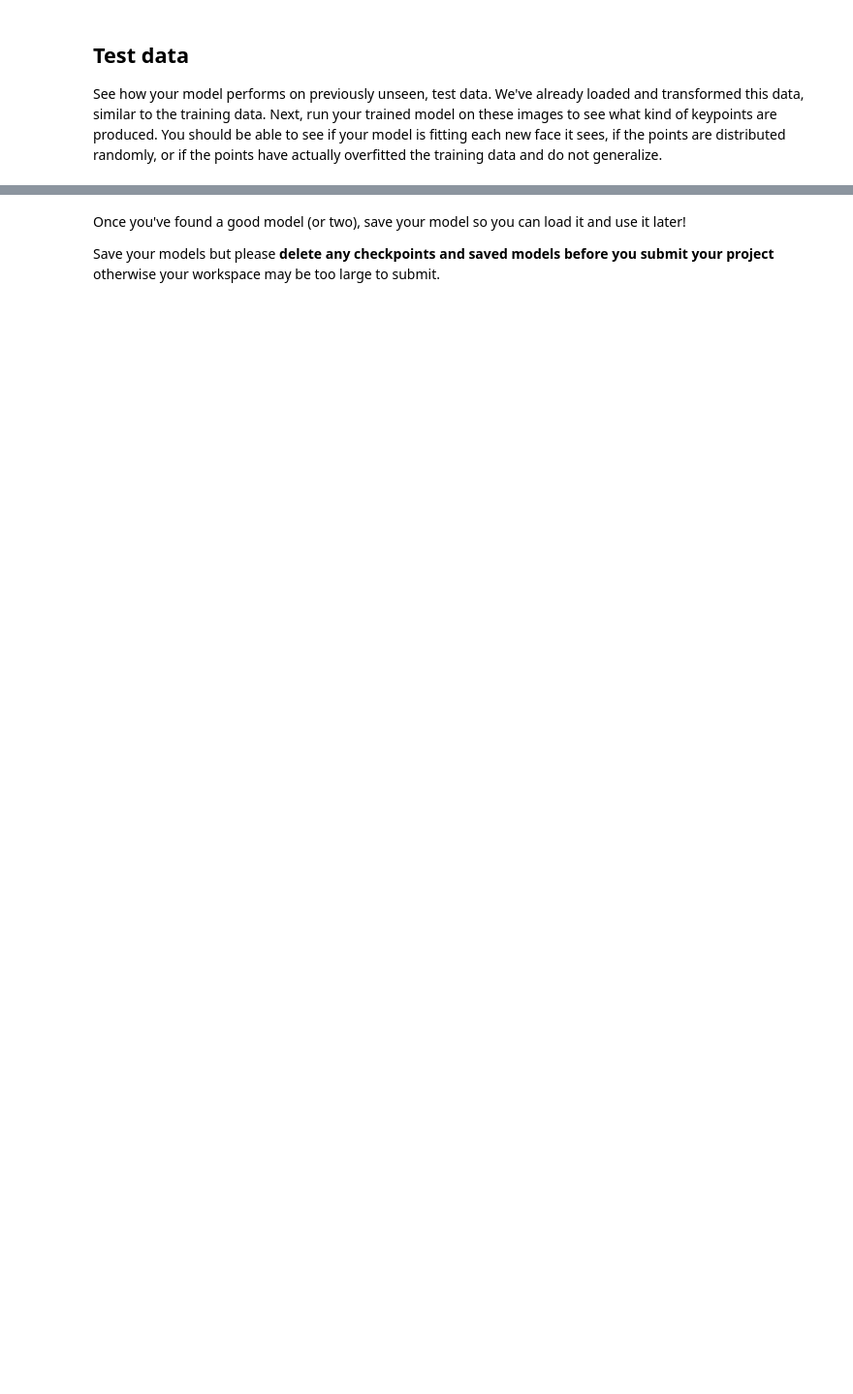
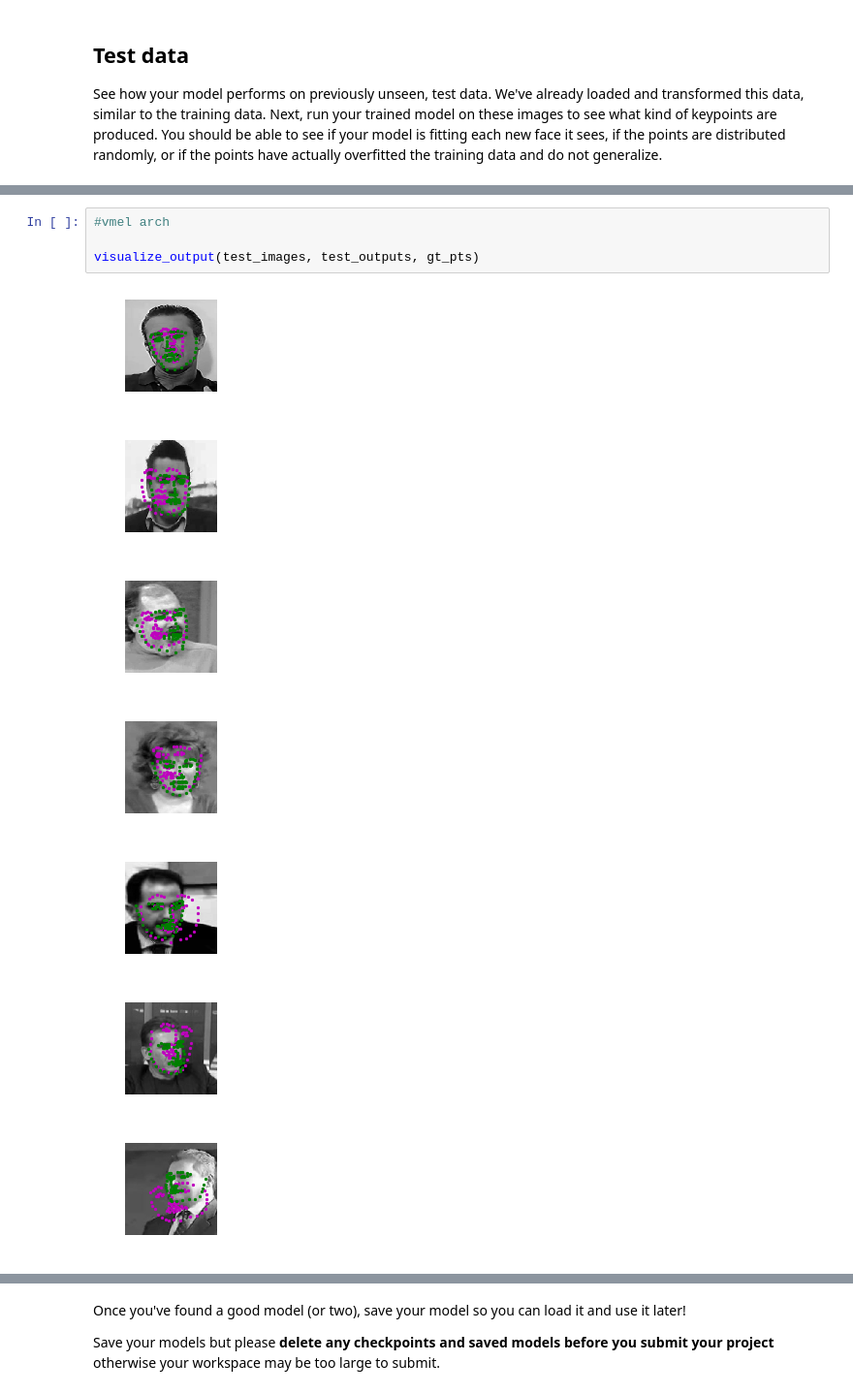
Before and after one commit to haripriyad252/Facial-Keypoint-Detection, a Jupyter notebook: Define the Network Architecture.ipynb, the cells around one changed output, grey strips where cells are left out. Shown at 97% size. Cells and saved outputs as stored; diff of their text form; blank space fills up the shorter version.

```diff
--- a/Define the Network Architecture.ipynb
+++ b/Define the Network Architecture.ipynb
@@ -489,0 +687,12 @@ torch.Size([10, 68, 2])
+# %%
+#vmel arch
+
+visualize_output(test_images, test_outputs, gt_pts)
+# %% [output]
+[figure, added]
+[figure, added]
+[figure, added]
+[figure, added]
+[figure, added]
+[figure, added]
+[figure, added]
```
Also changed, not shown: parts of 20 cells of this notebook.
